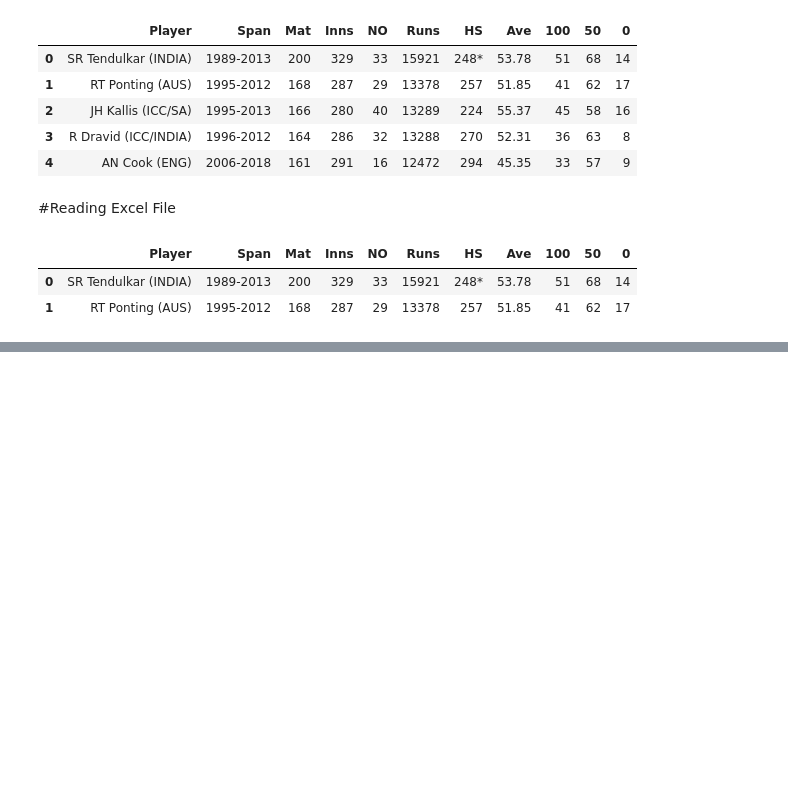
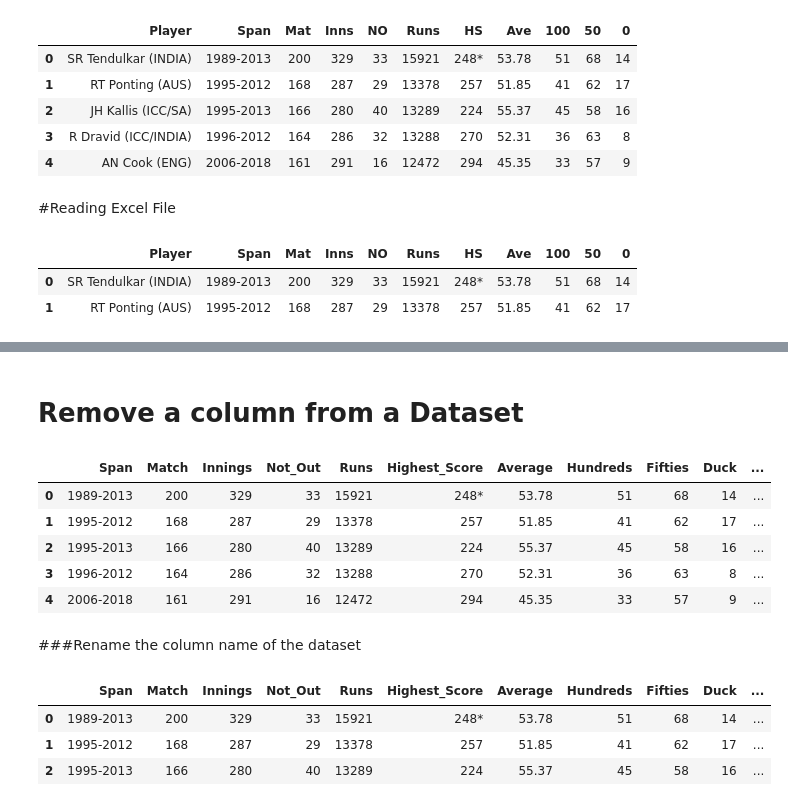
Before and after one commit to shourav47/Data-Analysis, a Jupyter notebook: Cricket_dataset_analysis.ipynb, the cells around one changed output, grey strips where cells are left out. Cells and saved outputs as stored; diff of their text form; code cells hidden in the pictures; blank space fills up the shorter version.

```diff
--- a/Cricket_dataset_analysis.ipynb
+++ b/Cricket_dataset_analysis.ipynb
@@ -252,0 +282,25 @@ display(df_excel.head(2))
+# %% [markdown]
+# Remove a column from a Dataset
+# %%
+#method 1
+#df.drop('column_name', axis=1, inplace=True)
+#method 2
+df_updated.drop(df_updated.columns[[0]], axis=1,inplace = True)
+df_updated.head(5)
+# %% [output]
+|  | Span | Match | Innings | Not_Out | Runs | Highest_Score | Average | Hundreds | Fifties | Duck | ... |
+| 0 | 1989-2013 | 200 | 329 | 33 | 15921 | 248* | 53.78 | 51 | 68 | 14 | ... |
+| 1 | 1995-2012 | 168 | 287 | 29 | 13378 | 257 | 51.85 | 41 | 62 | 17 | ... |
+| 2 | 1995-2013 | 166 | 280 | 40 | 13289 | 224 | 55.37 | 45 | 58 | 16 | ... |
+| 3 | 1996-2012 | 164 | 286 | 32 | 13288 | 270 | 52.31 | 36 | 63 | 8 | ... |
+| 4 | 2006-2018 | 161 | 291 | 16 | 12472 | 294 | 45.35 | 33 | 57 | 9 | ... |
+# %% [markdown]
+###Rename the column name of the dataset
+# %%
+df_updated.rename(columns = {0:'Player', 1: 'Country'},inplace = True)
+df_updated.head(3)
+# %% [output]
+|  | Span | Match | Innings | Not_Out | Runs | Highest_Score | Average | Hundreds | Fifties | Duck | ... |
+| 0 | 1989-2013 | 200 | 329 | 33 | 15921 | 248* | 53.78 | 51 | 68 | 14 | ... |
+| 1 | 1995-2012 | 168 | 287 | 29 | 13378 | 257 | 51.85 | 41 | 62 | 17 | ... |
+| 2 | 1995-2013 | 166 | 280 | 40 | 13289 | 224 | 55.37 | 45 | 58 | 16 | ... |
```
Also changed, not shown: parts of 34 cells of this notebook.
